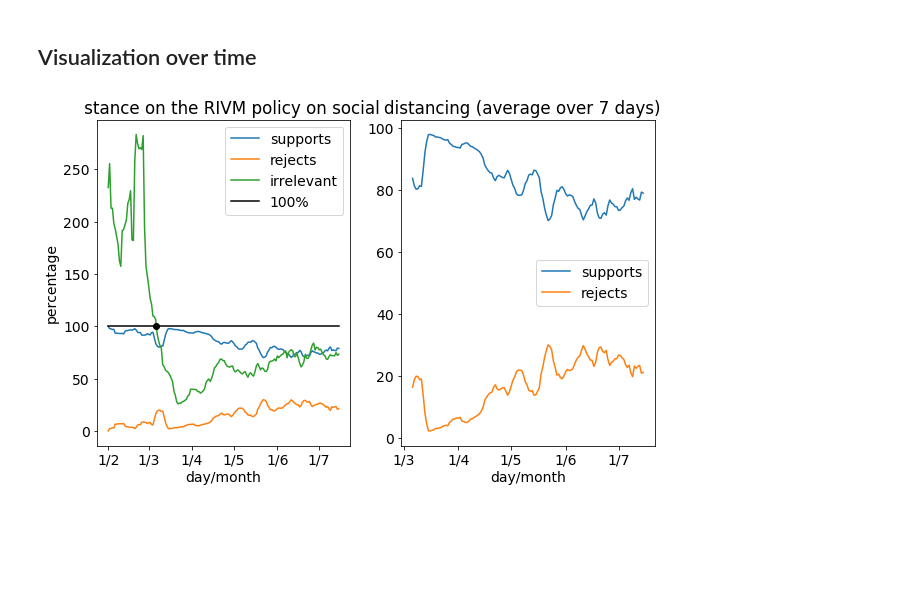
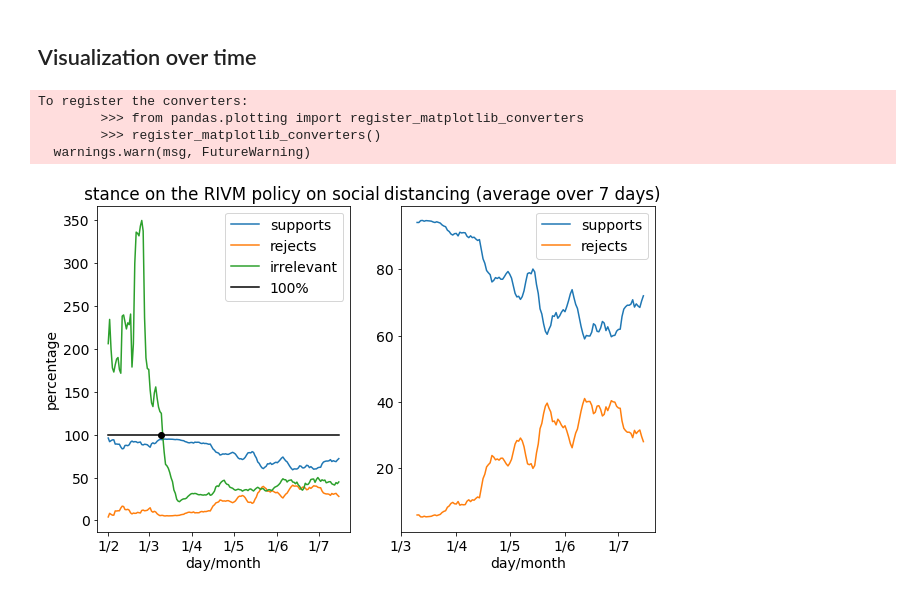
Before and after one commit to puregome/notebooks, a Jupyter notebook: fasttext.ipynb, the cells around one changed output. Saved outputs shown, nothing was run; the diff lists cells and outputs as text; code cells hidden in the pictures; blank space fills up the shorter version.

```diff
--- a/fasttext.ipynb
+++ b/fasttext.ipynb
@@ -87,5 +104,5 @@ TEST = "TEST"+str(int(random.random()*LARGEINT))
 # %%
-def runFasttext(fasttextData,dim=DIM,epoch=EPOCH,lr=LR,n=N,squealFlag=True):
+def runFasttext(fasttextData,dim=DIM,epoch=EPOCH,lr=LR,n=N,squealFlag=True,maxTrain=None):
     predictionCounts = []
     predictionLabels = []
     for fold in range(0,n):
@@ -96,16 +113,24 @@ def runFasttext(fasttextData,dim=DIM,epoch=EPOCH,lr=LR,n=N,squealFlag=True):
         testEnd = round((fold+1)*len(fasttextData)/n)
         trainFile = open(TRAIN,"w")
         testFile = open(TEST,"w")
+        trainData = []
         testData = []
         for i in range(0,len(fasttextData)):
             data = fasttextData[i]
             if i < testStart or i >= testEnd:
                 print(data,file=trainFile)
+                trainData.append(data)
             else:
                 print(data,file=testFile)
                 testData.append(data)
         testFile.close()
         trainFile.close()
+        if not maxTrain == None and maxTrain < len(trainData):
+            trainData = ranSelect(trainData,maxTrain)
+            trainFile = open(TRAIN,"w")
+            for i in range(0,len(trainData)):
+                print(trainData[i],file=trainFile)
+            trainFile.close()
         model = fasttext.train_supervised(TRAIN,dim=dim,epoch=epoch,lr=lr)
         predictionCounts.append([*model.test(TEST)])
         predictionLabels.append(model.predict(testData))
@@ -118,5 +148,5 @@ def runFasttext(fasttextData,dim=DIM,epoch=EPOCH,lr=LR,n=N,squealFlag=True):
 # %%
-def evaluate(predictionCounts,printResults=True):
+def evaluate(predictionCounts,predictionLabels,fasttextData,printResults=True):
     caseTotal = 0
     pTotal = 0
     rTotal = 0
@@ -126,8 +156,13 @@ def evaluate(predictionCounts,printResults=True):
         rTotal += predictionCounts[i][0]*predictionCounts[i][2]
     precision = round(pTotal/caseTotal,3)
     recall = round(rTotal/caseTotal,3)
-    if printResults: print("cases: {0}; precision: {1}; recall: {2}".format(caseTotal,precision,recall))
-    return(precision)
+    cf = makeConfusionMatrix(fasttextData,predictionLabels)
+    for label in ['__label__REJECTS','__label__REJECTS','__label__IRRELEVANT']:
+        if not label in cf: cf[label] = [0 for i in range(0,3)]
+    factor = sum(cf.loc['__label__SUPPORTS'])*sum([cf.iloc[i]['__label__REJECTS'] for i in range(0,len(cf))])/\
+             (sum(cf.loc['__label__REJECTS'])*sum([cf.iloc[i]['__label__SUPPORTS'] for i in range(0,len(cf))]))
+    if printResults: print("cases: {0}; precision: {1}; recall: {2}; factor: {3:0.3f}".format(caseTotal,precision,recall,factor))
+    return((precision,factor))
 # %% [markdown]
 ## Grid search
 # %%
@@ -173,8 +229,8 @@ for dim in [10,20,50,100,200,300]:
 # %% [markdown]
 ## Run with best parameters
 # %%
-BESTDIM = 100
-BESTEPOCH = 20
+BESTDIM = 10
+BESTEPOCH = 300
 BESTLR = 0.2
 
 predictionCounts,predictionLabels = runFasttext(fasttextData,dim=BESTDIM,epoch=BESTEPOCH,lr=BESTLR)
@@ -271,9 +313,10 @@ for trainingSize in [100,200,500,1000,2000,5000]:
     expResultsTrainingSize = []
     for i in range(0,N):
         selection = ranSelect(fasttextData,trainingSize)
-        predictionCounts,predictionLabels = runFasttext(selection,dim=BESTDIM,epoch=BESTEPOCH,lr=BESTLR,squealFlag=False)
-        expResultsTrainingSize.append(evaluate(predictionCounts,printResults=False))
-    expResultsAll[len(selection)] = 100*round(np.average(expResultsTrainingSize),3)
-    print("{0:4} {1:0.1f}%".format(len(selection),expResultsAll[len(selection)]))
+        predictionCounts,predictionLabels = runFasttext(fasttextData,dim=BESTDIM,epoch=BESTEPOCH,lr=BESTLR,squealFlag=False,maxTrain=trainingSize)
+        expResultsTrainingSize.append(evaluate(predictionCounts,predictionLabels,fasttextData,printResults=False))
+    average = (np.average([x[0] for x in expResultsTrainingSize]),np.average([x[1] for x in expResultsTrainingSize]))
+    expResultsAll[len(selection)] = average
+    print("{0:4} {1:0.3f} {2:0.3f}".format(len(selection),average[0],average[1]))
     if len(selection) >= len(fasttextData): break
 # %% [output]
@@ -400,7 +454,7 @@ def movingAverage(numberList,size):
 # %%
 DATEFORMAT = "%Y%m%d"
 DAYSCOMBINED = 7
-STARTDATE = "20200306"
+STARTDATE = "20200310"
 ENDDATE = "20201231"
 
 results = {k:results[k] for k in sorted(results.keys())}
@@ -414,34 +468,38 @@ yIrrelevant = movingAverage([results[k][IRRELEVANT] for k in results.keys()],DAY
 
 ax1 = plt.subplot(121)
 plt.plot_date(x,ySupports,fmt="-",label="supports")
 plt.plot_date(x,yRejects,fmt="-",label="rejects")
 plt.plot_date(x,yIrrelevant,fmt="-",label="irrelevant")
 plt.plot_date(x,[100 for i in x],fmt="-",label="100%",color="black")
 for date in [STARTDATE]:
     plt.plot_date([datetime.datetime.strptime(date,DATEFORMAT)],[100],color="black")
 plt.legend()
 plt.ylabel("percentage")
 plt.xlabel("day/month")
 plt.title("   stance on the RIVM policy on "+"social")
 
 dates = [d for d in results.keys()]
 xPart = [x[i] for i in range(0,len(dates)) if dates[i] >= STARTDATE and dates[i] <= ENDDATE]
 ySupportsPart = [ySupports[i] for i in range(0,len(dates)) if dates[i] >= STARTDATE and dates[i] <= ENDDATE]
 yRejectsPart = [yRejects[i] for i in range(0,len(dates)) if dates[i] >= STARTDATE and dates[i] <= ENDDATE]
 ax1.xaxis.set_major_formatter(mdates.DateFormatter("%-d/%-m"))
 
 ax2 = plt.subplot(122)
 plt.plot_date(xPart,ySupportsPart,fmt="-",label="supports")
 plt.plot_date(xPart,yRejectsPart,fmt="-",label="rejects")
 plt.legend()
 plt.xlabel("day/month")
 plt.title("distancing (average over "+str(DAYSCOMBINED)+" days)  ")
 plt.xticks([datetime.datetime.strptime(d,DATEFORMAT) for d in "20200301 20200401 20200501 20200601 20200701".split()])
 ax2.xaxis.set_major_formatter(mdates.DateFormatter("%-d/%-m"))
 
 plt.show()
 # %% [output]
+To register the converters:
+        >>> from pandas.plotting import register_matplotlib_converters
+        >>> register_matplotlib_converters()
+  warnings.warn(msg, FutureWarning)
-[figure, old version]
+[figure, new version]
 # %%
 for i in range(0,len(yIrrelevant)):
     if i < len(yIrrelevant)-1 and \
```
Also changed, not shown: parts of 27 cells of this notebook.
